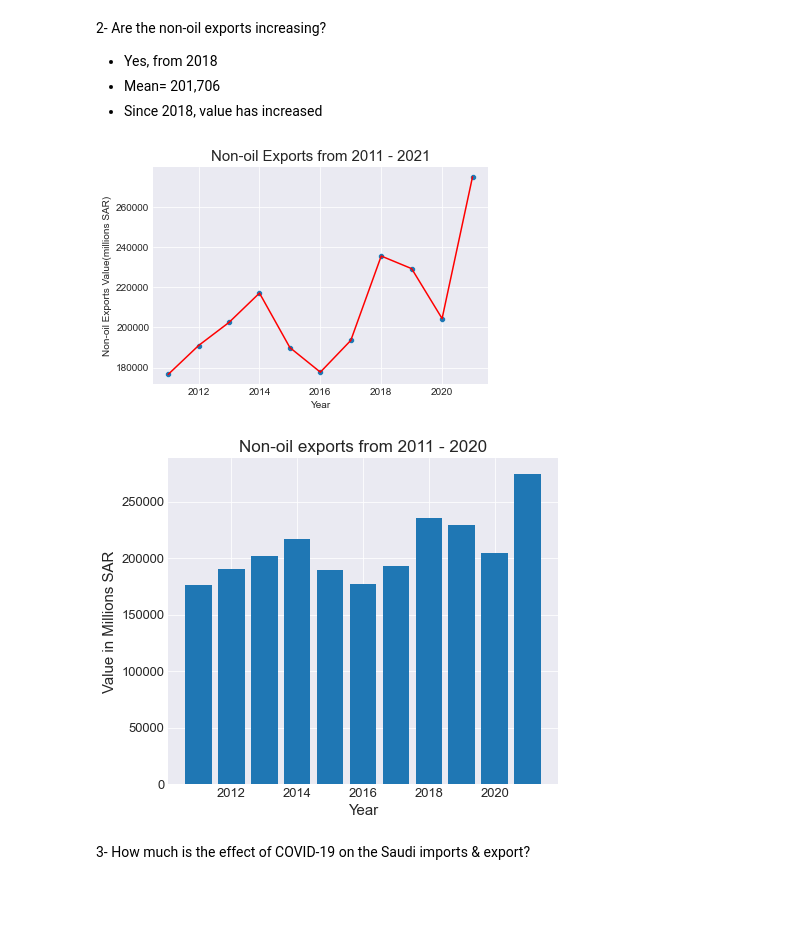
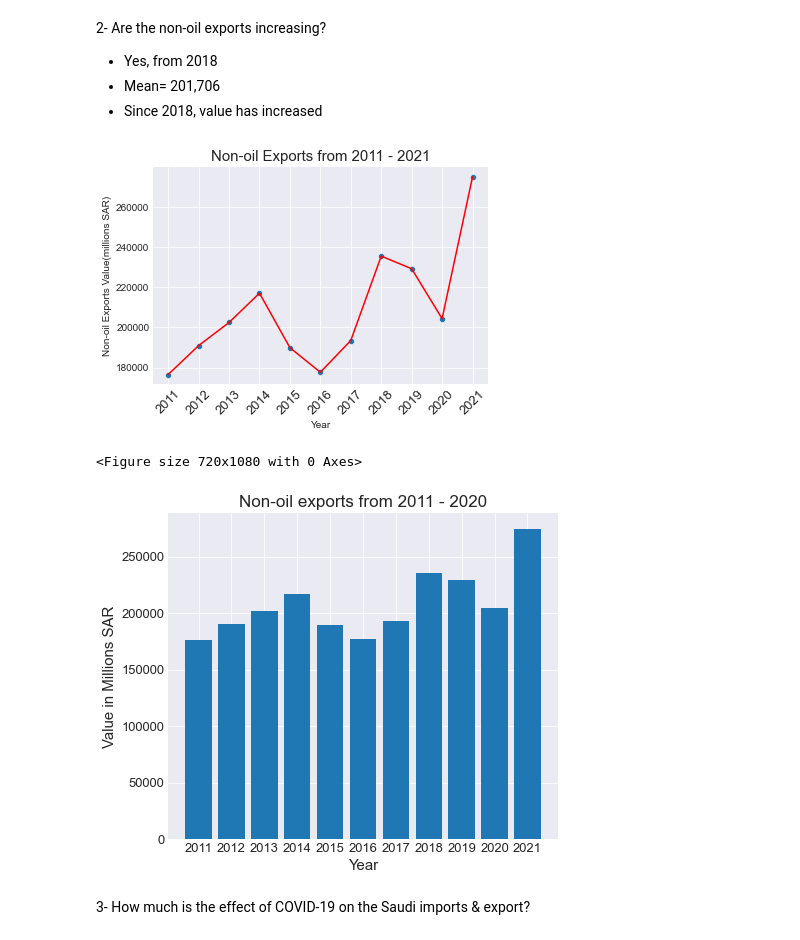
Before and after one commit to Aabusabaeen/Capstone-Project, a Jupyter notebook: Questions.ipynb, the cells around one changed output. Saved outputs shown, nothing was run; the diff lists cells and outputs as text; code cells hidden in the pictures; blank space fills up the shorter version.

```diff
--- a/Questions.ipynb
+++ b/Questions.ipynb
@@ -166,25 +166,28 @@ Trading_Oil_non_Oil.describe()
 # %%
 
 sns.scatterplot(Trading_Oil_non_Oil['Year'], Trading_Oil_non_Oil['Non-oil Exports Value(millions SAR)'])
 sns.lineplot(Trading_Oil_non_Oil['Year'], Trading_Oil_non_Oil['Non-oil Exports Value(millions SAR)'], color='red')
 plt.title('Non-oil Exports from 2011 - 2021', fontsize= 15)
+plt.xticks(np.arange(2011, 2022, 1), fontsize= 13, rotation=45)
+plt.figure(figsize = [10,15])
 plt.show()
 # %% [output]
-[figure, old version]
+[figure, new version]
+<Figure size 720x1080 with 0 Axes>
 # %%
 
 plt.style.use('seaborn-darkgrid')
 plt.figure(figsize = [7,6])
 plt.bar(Trading_Oil_non_Oil['Year'] , Trading_Oil_non_Oil['Non-oil Exports Value(millions SAR)'])
 plt.xlabel('Year',fontsize= 15)
-plt.xticks(fontsize= 13)
+plt.xticks(np.arange(2011, 2022, 1),fontsize= 13)
 plt.yticks(fontsize= 13)
 plt.ylabel('Value in Millions SAR', fontsize= 15)
 plt.title("Non-oil exports from 2011 - 2020",fontsize= 17 )
 plt.savefig('Plots/Non-oil exports from 2011 - 2020.png')
 plt.show()
 # %% [output]
-[figure, old version]
+[figure, new version]
 # %% [markdown]
 3-	How much is the effect of COVID-19 on the Saudi imports & export?
 # %%
```
Also changed, not shown: parts of 2 cells of this notebook, 7 other files.
